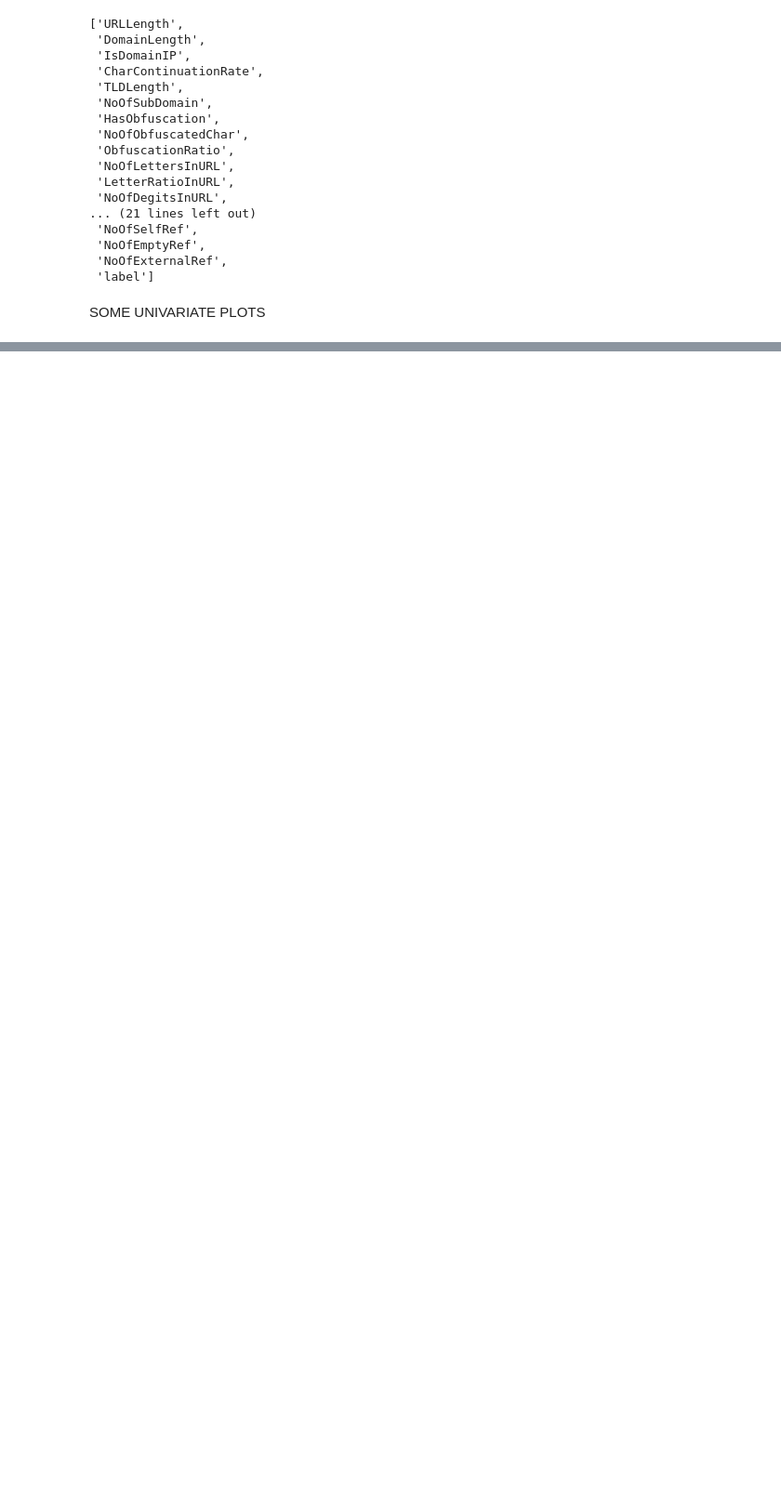
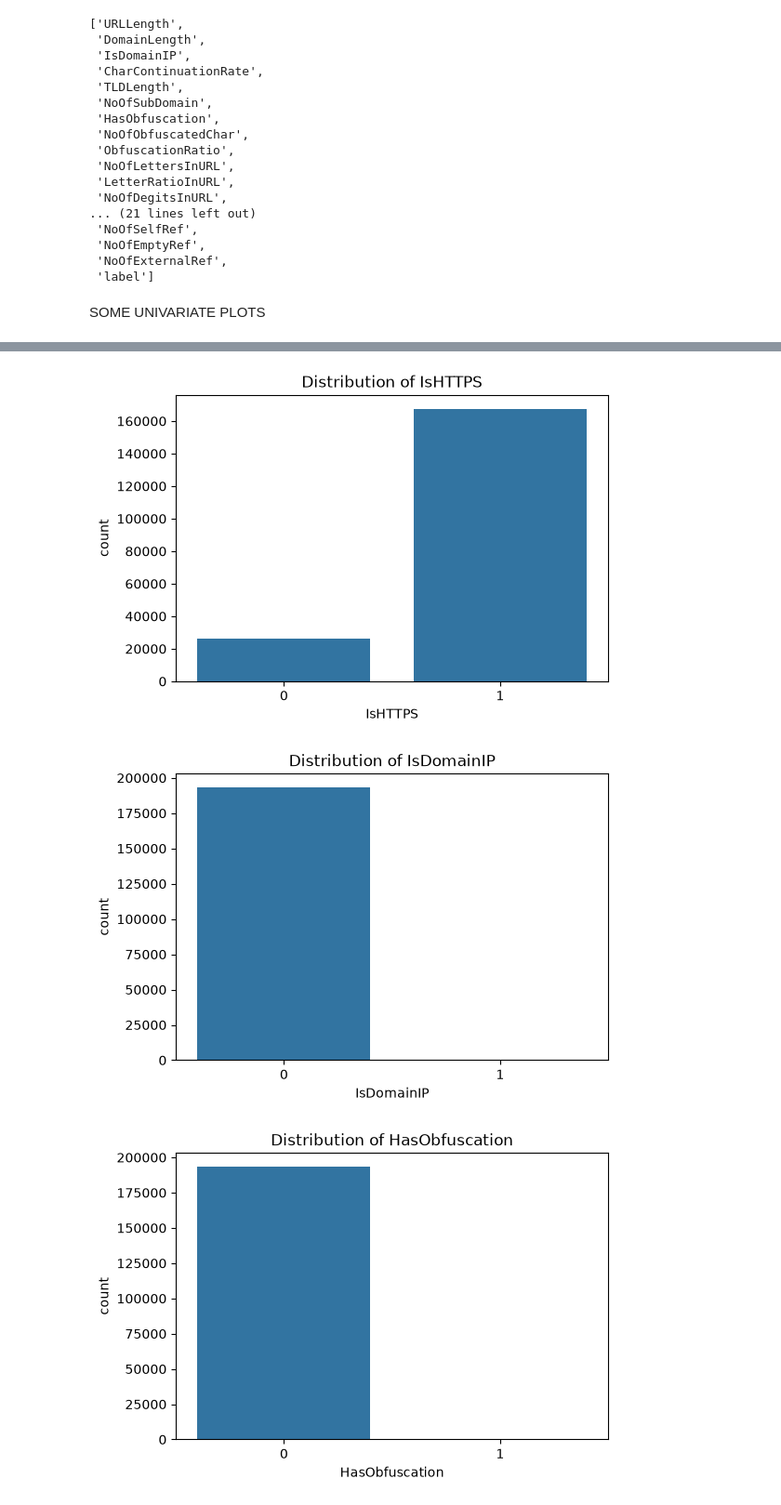
Before and after one commit to ameeqio/verfURL-intelligence, a Jupyter notebook: notebooks/eda.ipynb, the cells around one changed output, grey strips where cells are left out. Shown at 93% size. Cells and saved outputs as stored; diff of their text form; code cells hidden in the pictures; blank space fills up the shorter version.

```diff
--- a/notebooks/eda.ipynb
+++ b/notebooks/eda.ipynb
@@ -177,0 +213,24 @@ for attr in length_attributes:
+# %%
+categorical_features = [
+    'IsHTTPS',
+    'IsDomainIP',
+    'HasObfuscation',
+    'HasTitle',
+    'HasDescription',
+    'HasFavicon',
+    'HasPasswordField',
+    'HasHiddenFields',
+    'HasSubmitButton'
+]
+
+for feature in categorical_features:
+    plt.figure(figsize = (6, 4))
+
+    sns.countplot(data = data_mod, x = feature)
+
+    plt.title(f"Distribution of {feature}")
+    plt.show()
+# %% [output]
+[figure, added]
+[figure, added]
+[figure, added]
```
Also changed, not shown: parts of 23 cells of this notebook, 3 other files.
